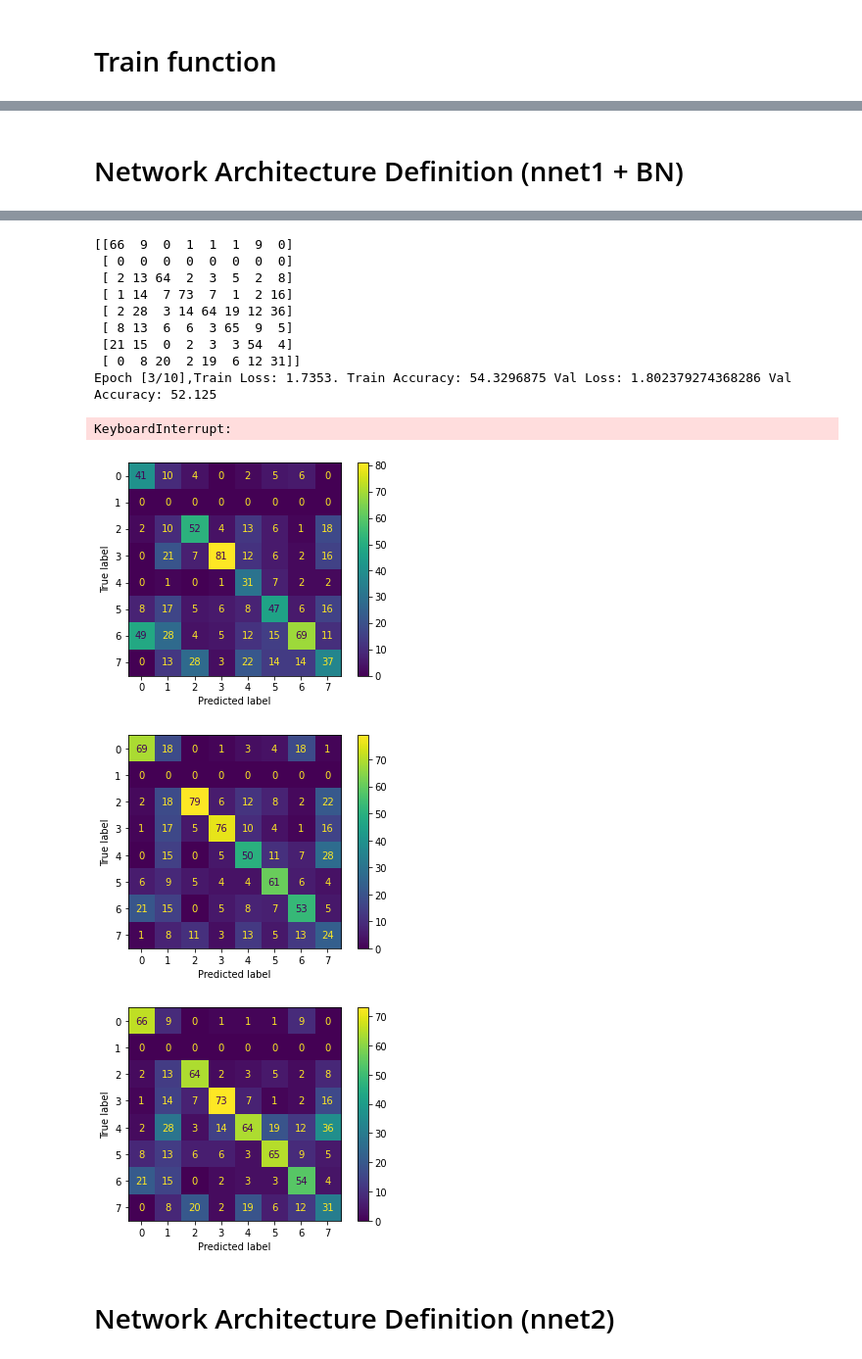
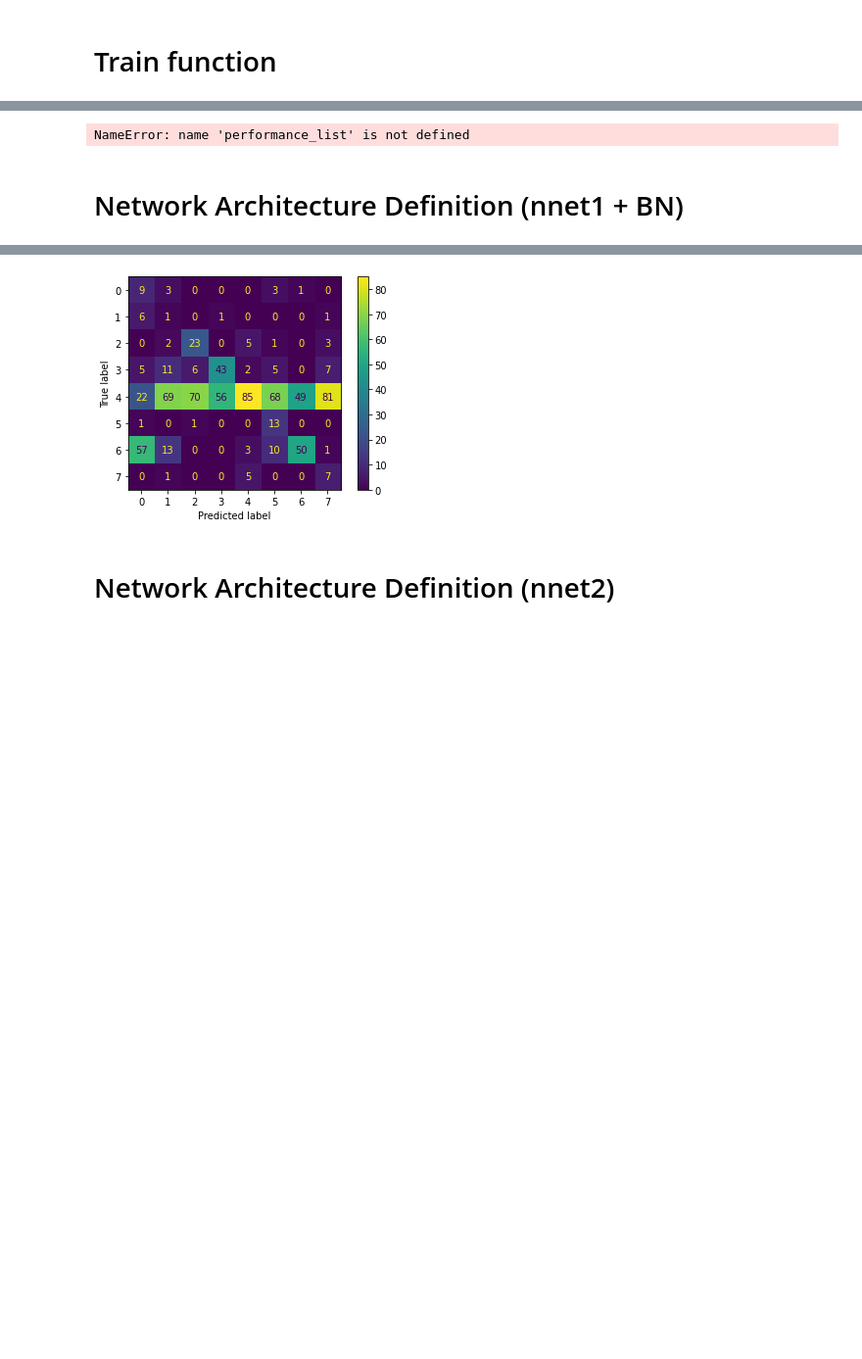
Before and after one commit to davidecolussi/NN_music_genre_recognition, a Jupyter notebook: Networks.ipynb, the cells around one changed output, grey strips where cells are left out. Shown at 98% size. Cells and saved outputs as stored; diff of their text form; code cells hidden in the pictures; blank space fills up the shorter version.

```diff
--- a/Networks.ipynb
+++ b/Networks.ipynb
@@ -233,15 +233,26 @@ def test(model, validation_dataset, Y_validation):
     model.eval()
 
     validation_loader = torch.utils.data.DataLoader(validation_dataset, batch_size=10)
-    criterion = nn.CrossEntropyLoss()
+
+    # Definisci i pesi delle classi in base alla loro importanza (puoi sperimentare con questi valori)
+    class_weights = torch.tensor([1.5, 1.5, 1.2, 1.0, 0.5, 1.0, 1.2, 1.5])
+
+    # Crea una funzione di perdita con pesi
+    criterion = nn.CrossEntropyLoss(weight=class_weights)
+
+    #criterion = nn.CrossEntropyLoss()
     correct = 0
     total = 0
     total_loss = 0
     confusion_matrix = np.zeros((8,8 ), dtype=int)
 
+    correct_maj=0
+
 
     with torch.no_grad():
         for inputs, labels in validation_loader:
+
+
             #print("Inputs:",inputs,"size:",inputs.size())
             #print("Labels:",labels,"size:",labels.size())
             inputs=inputs.unsqueeze(1)
@@ -249,21 +260,33 @@ def test(model, validation_dataset, Y_validation):
             outputs = model(inputs)
             #print("Outputs:",outputs,"size:",outputs.size())
             #compute loss
+            #TO DO:adapt it to the voting
             loss = criterion(outputs, labels)
             total_loss += loss.item()
-            voting=outputs.mean(dim=0)
+            voting=outputs.sum(dim=0)
             #print("Voting:",voting,"size:",voting.size())
-
             predicted= torch.argmax(voting)
             #print("winning class",predicted)
             correct += (predicted == labels[0])
             confusion_matrix[predicted][labels[0]]+=1
+
+            votes=[0,0,0,0,0,0,0,0]
+            for index, output in enumerate(outputs):
+                max_index = torch.argmax(output).item() #the index with maximum probability
+                votes[max_index]+=1
+            majority_prediction=votes.index(max(votes))
+            correct_maj += (majority_prediction == labels[0])
+
+
+    maj_acc=correct_maj*100/800
 
     cm=ConfusionMatrixDisplay(confusion_matrix=confusion_matrix)
     cm.plot()
     print(confusion_matrix)
     accuracy = 100*correct / 800
     average_loss = total_loss / 800
+
+    print("Majority:",maj_acc,"\t Probability:",accuracy)
     model.train()
     return accuracy, average_loss
 # %%
@@ -274,6 +297,7 @@ def train(model, dataset, batch_size, num_epochs, learning_rate, verbose = False
     val_acc_list=[]
     train_loss_list=[]
     train_acc_list=[]
+    counted_labels=[0,0,0,0,0,0,0,0]
 
     optimizer = torch.optim.Adam(model.parameters(), lr=learning_rate)
     criterion = nn.CrossEntropyLoss()
@@ -313,6 +337,7 @@ def train(model, dataset, batch_size, num_epochs, learning_rate, verbose = False
 
             if(verbose == True):
                 print("\noutputs size:",outputs.size(),"content:",outputs)
+                print("List of labels until now:",counted_labels)
 
             loss = criterion(outputs, labels) #labels need to be a vector of class indexes (0-7) of dim (batch_size)
             loss.backward()
@@ -322,6 +347,7 @@ def train(model, dataset, batch_size, num_epochs, learning_rate, verbose = False
             #calculate train accuracy
             for index, output in enumerate(outputs):
                 max_index = torch.argmax(output).item() #the index with maximum probability
+                counted_labels[labels[index].item()]+=1
                 if(labels[index].item() == max_index):
                     correct += 1
 
@@ -403,6 +439,8 @@ for performance, parameters in zip(performance_list, parameter_list):
     plt.legend()  # Display the legend showing the labels
     plt.show()
     print(performance[0][:])
+# %% [output]
+NameError: name 'performance_list' is not defined
 # %% [markdown]
 # Network Architecture Definition (nnet1 + BN)
 # %%
@@ -462,5 +500,5 @@ class NNet1_BN(nn.Module):
 # %%
 model_NNet1_BN = NNet1_BN()
 
-train_loss_list, train_acc_list, val_loss_list, val_acc_list =train(model_NNet1_BN, train_dataset, batch_size=128, num_epochs=10, learning_rate=0.0001)
+train_loss_list, train_acc_list, val_loss_list, val_acc_list =train(model_NNet1_BN, train_dataset, batch_size=128, num_epochs=10, learning_rate=0.001)
 # %% [output]
@@ -485,16 +516,4 @@ Epoch [2/10],Train Loss: 1.7782. Train Accuracy: 50.6328125 Val Loss: 1.79918027
-[[66  9  0  1  1  1  9  0]
- [ 0  0  0  0  0  0  0  0]
- [ 2 13 64  2  3  5  2  8]
- [ 1 14  7 73  7  1  2 16]
- [ 2 28  3 14 64 19 12 36]
- [ 8 13  6  6  3 65  9  5]
- [21 15  0  2  3  3 54  4]
- [ 0  8 20  2 19  6 12 31]]
-Epoch [3/10],Train Loss: 1.7353. Train Accuracy: 54.3296875 Val Loss: 1.802379274368286 Val Accuracy: 52.125
-KeyboardInterrupt:
-[figure, old version]
+[figure, new version]
-[figure, removed]
-[figure, removed]
 # %% [markdown]
 # Network Architecture Definition (nnet2)
 # %%
```
Also changed, not shown: parts of 8 cells of this notebook.
